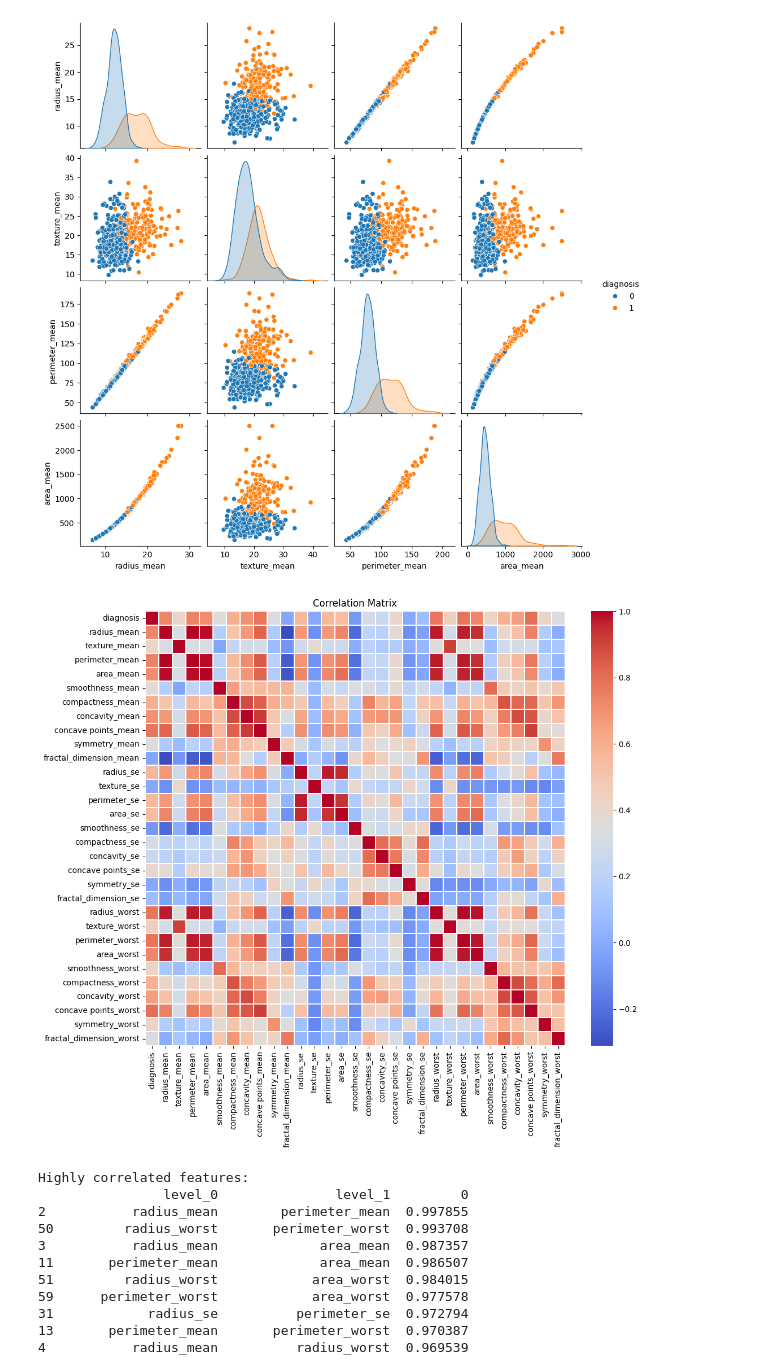
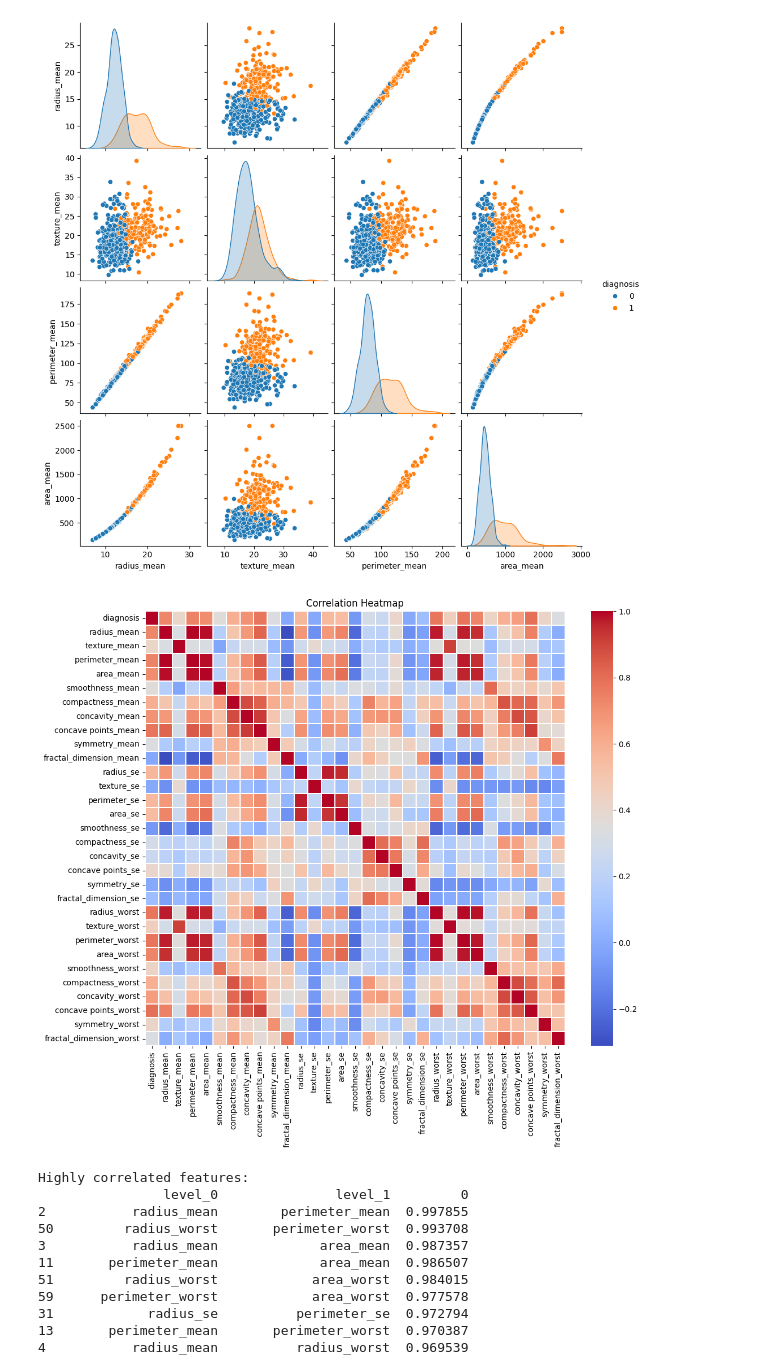
Before and after one commit to mohamadsolouki/Breast-Cancer-Prediction, a Jupyter notebook: notebooks/EDA.ipynb, the cells around one changed output. Drawn from its saved outputs; the diff is of its cells as text; code cells hidden in the pictures.

```diff
--- a/notebooks/EDA.ipynb
+++ b/notebooks/EDA.ipynb
@@ -70,14 +70,15 @@ plt.show()
 # %%
 # Compute correlation matrix
 corr_matrix = data.corr()
 
 # Visualize the correlation matrix
 plt.figure(figsize=(12, 10))
 sns.heatmap(corr_matrix, annot=False, cmap='coolwarm', linewidths=0.2)
-plt.title('Correlation Matrix')
+plt.title('Correlation Heatmap')
+plt.savefig('../images/EDA/correlation_heatmap.png')
 plt.show()
 # %% [output]
-[figure, old version]
+[figure, new version]
 # %%
 # Analyze highly correlated features
 highly_correlated = corr_matrix[abs(corr_matrix) > 0.9]
```
Also changed, not shown: parts of 2 cells of this notebook, 1 other file.
